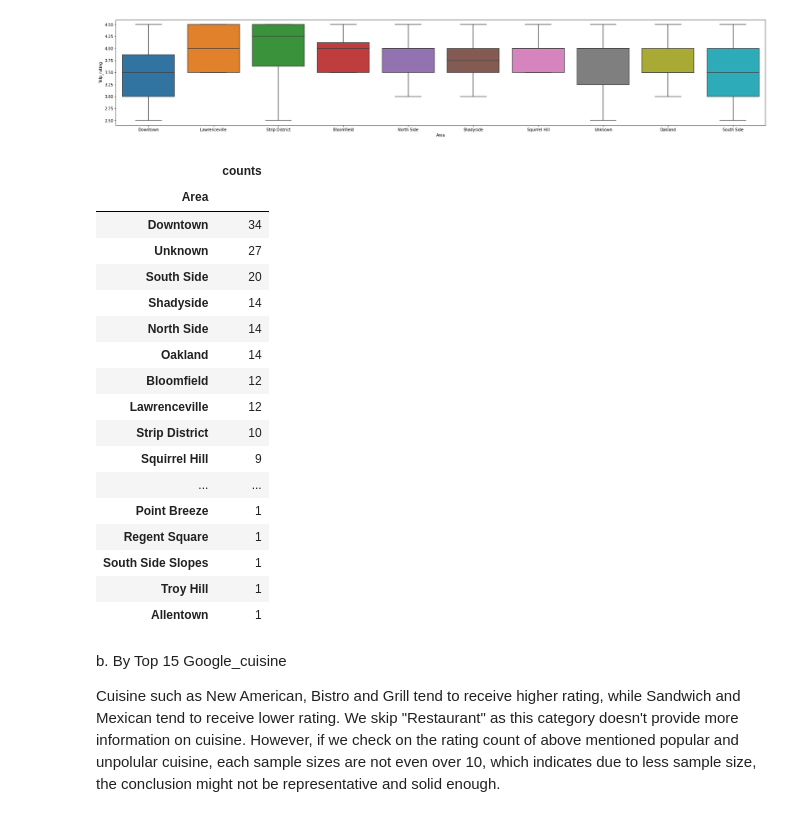
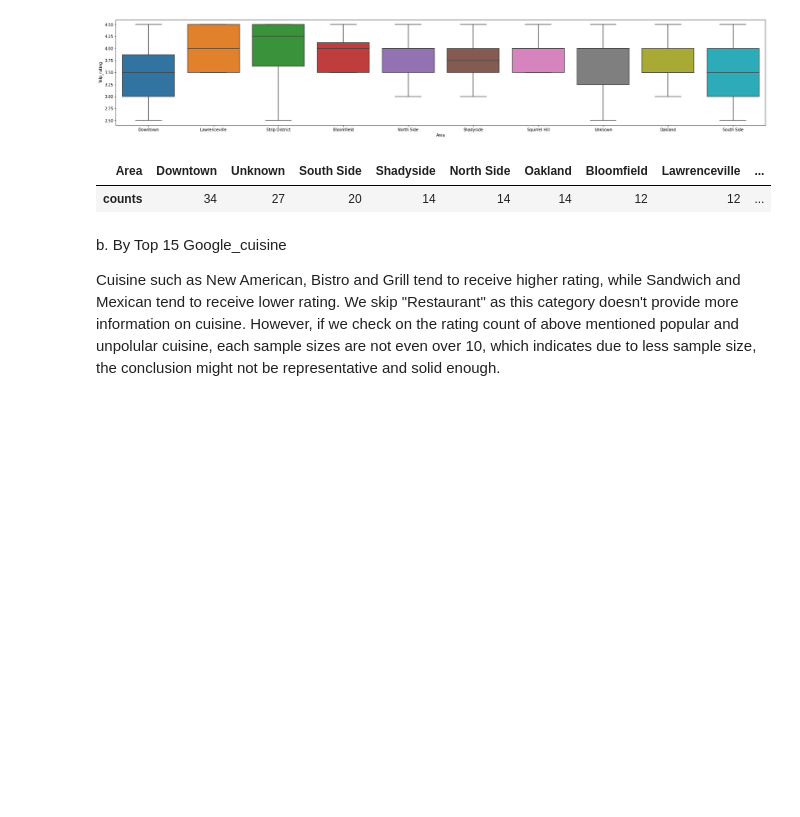
Before and after one commit to sunnyskydream/Self-Projects, a Jupyter notebook: [Project]_Yelp_case.ipynb, the cells around one changed output. Drawn from its saved outputs; the diff is of its cells as text; code cells hidden in the pictures; blank space fills up the shorter version.

```diff
--- a/[Project]_Yelp_case.ipynb
+++ b/[Project]_Yelp_case.ipynb
@@ -226,26 +226,10 @@ plt.savefig('Yelp_rating by Area.png') #https://stackoverflow.com/questions/9622
 # %% [output]
 [figure]
 # %%
-area_weight_df
+area_weight_df.T
 # %% [output]
-|  | counts |
-| Area |  |
-| Downtown | 34 |
-| Unknown | 27 |
-| South Side | 20 |
-| Shadyside | 14 |
-| North Side | 14 |
-| Oakland | 14 |
-| Bloomfield | 12 |
-| Lawrenceville | 12 |
-| Strip District | 10 |
-| Squirrel Hill | 9 |
-| ... | ... |
-| Point Breeze | 1 |
-| Regent Square | 1 |
-| South Side Slopes | 1 |
-| Troy Hill | 1 |
-| Allentown | 1 |
+| Area | Downtown | Unknown | South Side | Shadyside | North Side | Oakland | Bloomfield | Lawrenceville | ... |
+| counts | 34 | 27 | 20 | 14 | 14 | 14 | 12 | 12 | ... |
 # %% [markdown]
 b.	By Top 15 Google_cuisine<br/>
 
```
Also changed, not shown: parts of 6 cells of this notebook.
